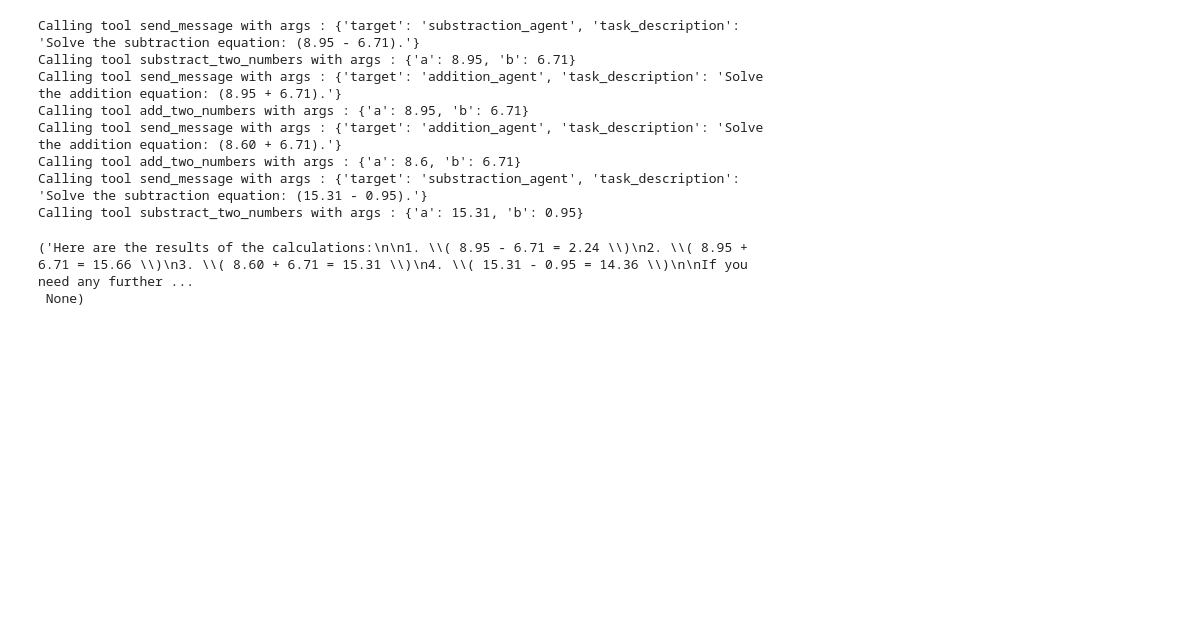
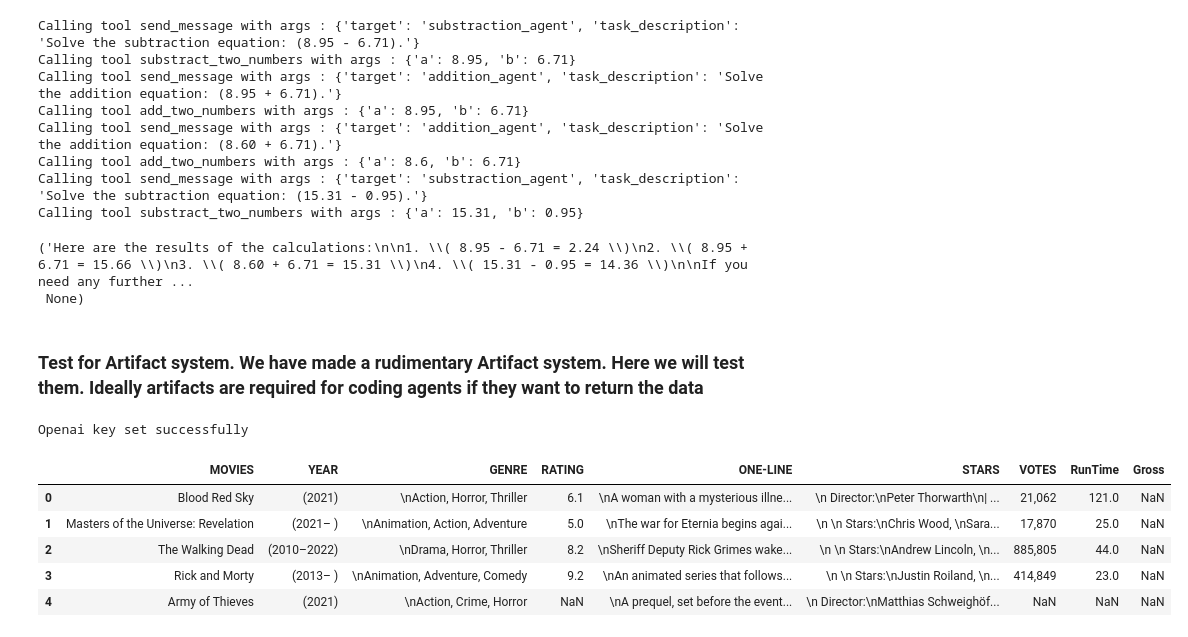
Before and after one commit to arjun8009/a2a_framework, a Jupyter notebook: system_tests.ipynb, the cells around one changed output. Saved outputs shown, nothing was run; the diff lists cells and outputs as text; code cells hidden in the pictures; blank space fills up the shorter version.

Commit message:
Added Agent communication with Artifacts

```diff
--- a/system_tests.ipynb
+++ b/system_tests.ipynb
@@ -460,3 +460,35 @@ Calling tool send_message with args : {'target': 'substraction_agent', 'task_des
 Calling tool substract_two_numbers with args : {'a': 15.31, 'b': 0.95}
 ('Here are the results of the calculations:\n\n1. \\( 8.95 - 6.71 = 2.24 \\)\n2. \\( 8.95 + 6.71 = 15.66 \\)\n3. \\( 8.60 + 6.71 = 15.31 \\)\n4. \\( 15.31 - 0.95 = 14.36 \\)\n\nIf you need any further ...
  None)
+# %% [markdown]
+### Test for Artifact system. We have made a rudimentary Artifact system. Here we will test them. Ideally artifacts are required for coding agents if they want to return the data
+# %%
+# Again let us import all required modules
+from utils.tool_definitions import send_message_definitions
+from pydantic import BaseModel,Field
+from utils.keys import set_api_keys
+from utils.tool_definitions import send_message_definitions, code_executor_definition, code_metadata_generator_definition
+from a2a.Agent import Agent
+from a2a.AgentCard import AgentCard
+from a2a.Artifact import Artifact
+import pandas as pd
+import joblib
+# We set the api keys as earlier
+from utils.tools import send_message, code_executor, generate_metadata_for_artifacts
+from utils.prompt_templates import generic_coding_agent_template
+set_api_keys()
+# %% [output]
+Openai key set successfully
+# %%
+# For the first test we will keep things simple. We will make an agent that will perform analysis on a simple data set lets say a csv file with some data
+
+# lets get the data first. It is basically a movies data set with ratings and other info
+df = pd.read_csv("example_data/movies_dataset.csv")
+df.head()
+# %% [output]
+|  | MOVIES | YEAR | GENRE | RATING | ONE-LINE | STARS | VOTES | RunTime | Gross |
+| 0 | Blood Red Sky | (2021) | \nAction, Horror, Thriller | 6.1 | \nA woman with a mysterious illne... | \n Director:\nPeter Thorwarth\n| ... | 21,062 | 121.0 | NaN |
+| 1 | Masters of the Universe: Revelation | (2021– ) | \nAnimation, Action, Adventure | 5.0 | \nThe war for Eternia begins agai... | \n \n Stars:\nChris Wood, \nSara... | 17,870 | 25.0 | NaN |
+| 2 | The Walking Dead | (2010–2022) | \nDrama, Horror, Thriller | 8.2 | \nSheriff Deputy Rick Grimes wake... | \n \n Stars:\nAndrew Lincoln, \n... | 885,805 | 44.0 | NaN |
+| 3 | Rick and Morty | (2013– ) | \nAnimation, Adventure, Comedy | 9.2 | \nAn animated series that follows... | \n \n Stars:\nJustin Roiland, \n... | 414,849 | 23.0 | NaN |
+| 4 | Army of Thieves | (2021) | \nAction, Crime, Horror | NaN | \nA prequel, set before the event... | \n Director:\nMatthias Schweighöf... | NaN | NaN | NaN |
```
Also changed, not shown: parts of 2 cells of this notebook, 9 other files.
